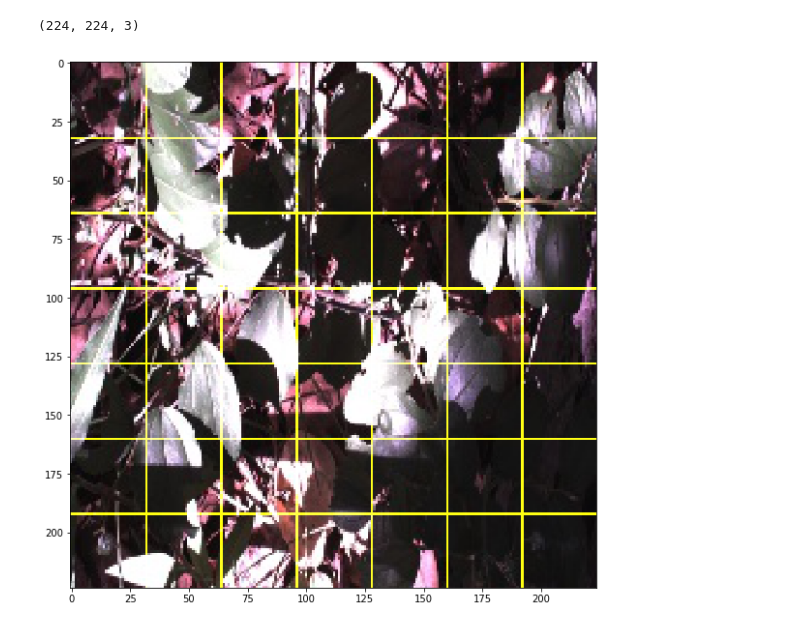
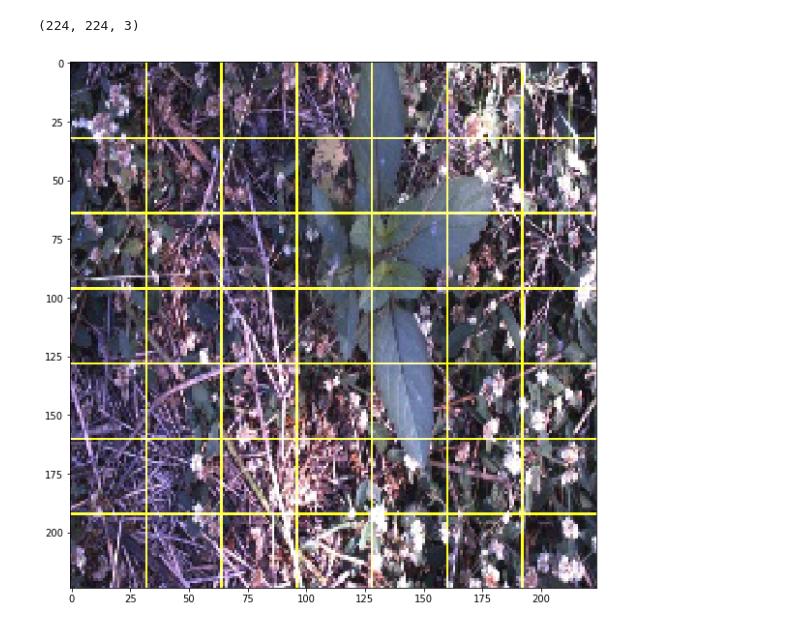
Before and after one commit to kolchinski/weeds_id, a Jupyter notebook: Label images.ipynb, the cells around one changed output. Cells and saved outputs as stored; diff of their text form; code cells hidden in the pictures.

```diff
--- a/Label images.ipynb
+++ b/Label images.ipynb
@@ -7,21 +7,21 @@ plt.rcParams["figure.figsize"] = (20,10)
 # %%
 def crosshatch_image(image_name):
     img = Image.open('deep_weeds_dataset/images/{}.jpg'.format(image_name))
     margin = (256-224)//2
 
     im_array = np.asarray(img)[margin:-margin, margin:-margin, :].copy()
     print(im_array.shape)
 
     for i in range(6):
         spacing = 224//7 * (i + 1)
         im_array[spacing, :, 0:2] = 255.
         im_array[:, spacing, 0:2] = 255.
 
 
     plt.imshow(im_array)
     plt.show()
 
-crosshatch_image('20170207-154046-0')
+crosshatch_image('20170718-133830-2')
 # %% [output]
 (224, 224, 3)
-[figure, old version]
+[figure, new version]
```
